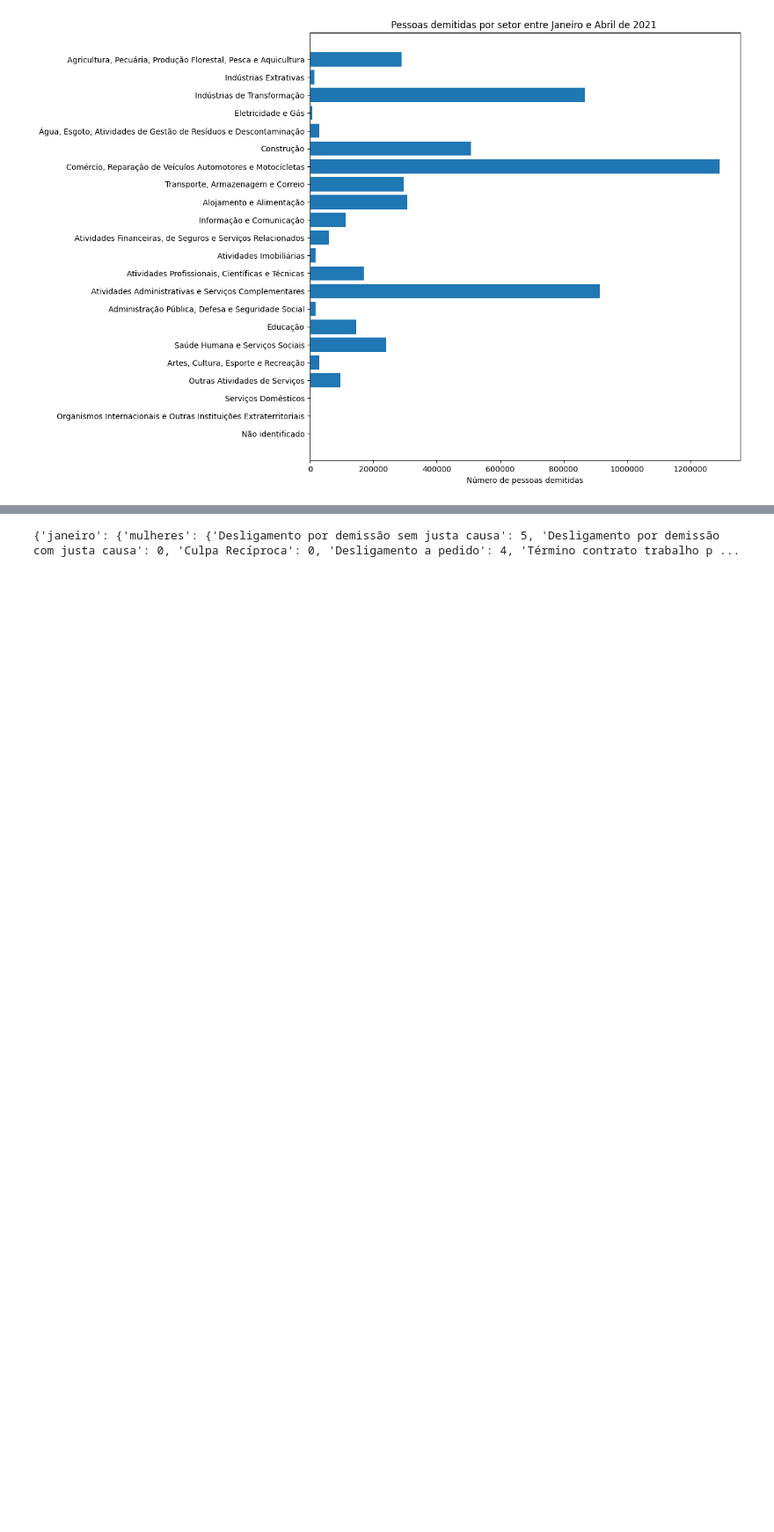
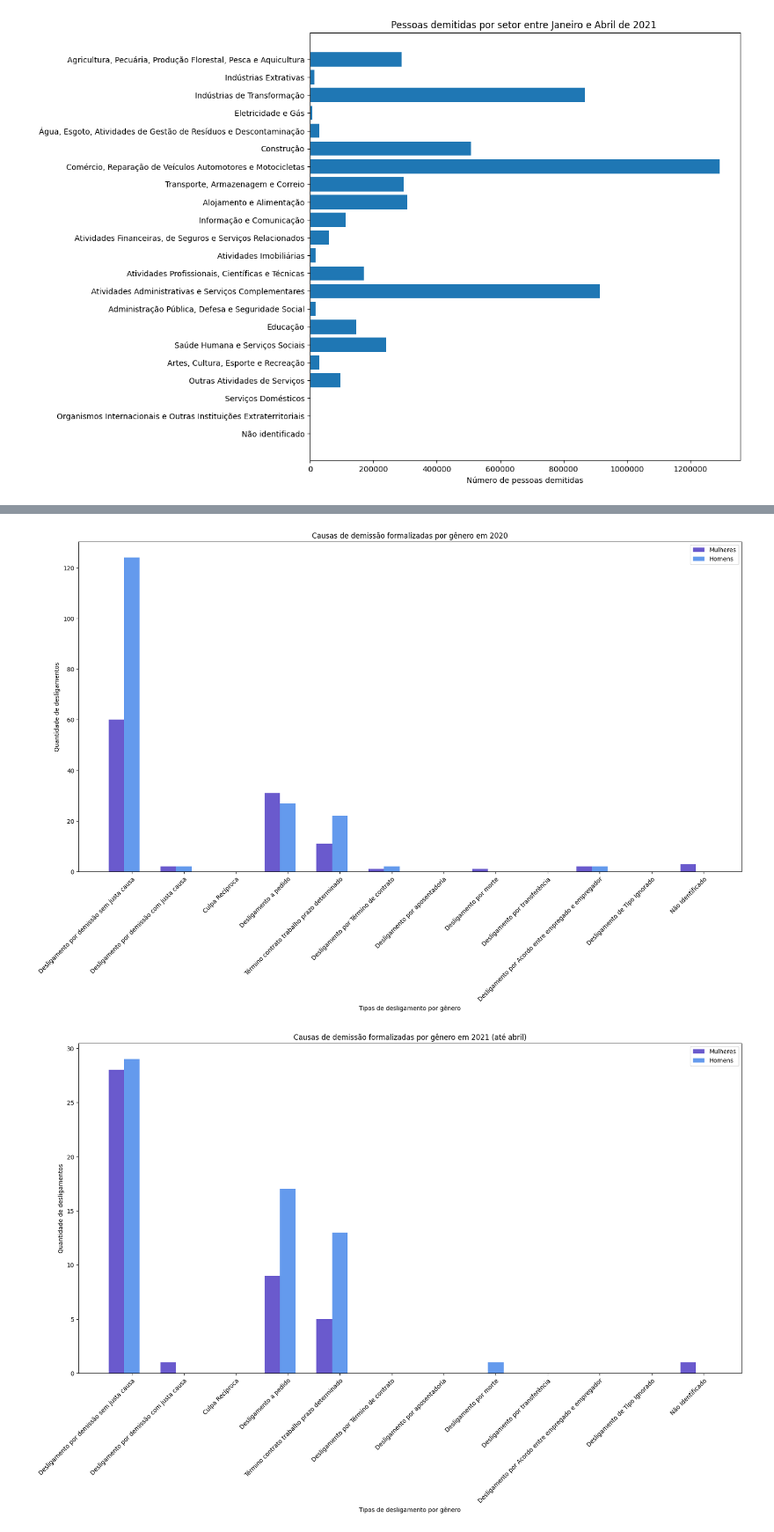
Before and after one commit to barbaraport/analise-empregabilidade-caged, a Jupyter notebook: analise-empregabilidade-caged.ipynb, the cells around one changed output, grey strips where cells are left out. Shown at 88% size. Drawn from its saved outputs; the diff is of its cells as text; code cells hidden in the pictures; blank space fills up the shorter version.

```diff
--- a/analise-empregabilidade-caged.ipynb
+++ b/analise-empregabilidade-caged.ipynb
@@ -905,7 +886,7 @@ cod_desligamentos = {31: "Desligamento por demissão sem justa causa",
                      99: "Não Identificado"}
 
 def contagemDesligamentoSexo(dic):
-    mes = {'mulheres': {
+    mes = {'Mulheres': {
                 'Desligamento por demissão sem justa causa':0,
                 'Desligamento por demissão com justa causa':0,
                 'Culpa Recíproca':0,
@@ -918,36 +899,88 @@ def contagemDesligamentoSexo(dic):
                 'Desligamento por Acordo entre empregado e empregador':0,
                 'Desligamento de Tipo Ignorado':0,
                 'Não Identificado':0},
-           'homens': {
+           'Homens': {
                 'Desligamento por demissão sem justa causa':0,
                 'Desligamento por demissão com justa causa':0,
                 'Culpa Recíproca':0,
                 'Desligamento a pedido':0,
                 'Término contrato trabalho prazo determinado':0,
                 'Desligamento por Término de contrato':0,
                 'Desligamento por aposentadoria':0,
                 'Desligamento por morte':0,
                 'Desligamento por transferência':0,
                 'Desligamento por Acordo entre empregado e empregador':0,
                 'Desligamento de Tipo Ignorado':0,
                 'Não Identificado':0}
             }
 
     for k, v in dic.items():
         if (k[0] in cod_desligamentos.keys()):
             tipodesligamento = cod_desligamentos[k[0]]
             if(k[1]==1):
-                mes['homens'][tipodesligamento] += v
+                mes['Homens'][tipodesligamento] += v
             if(k[1]==3):
-                mes['mulheres'][tipodesligamento] += v
+                mes['Mulheres'][tipodesligamento] += v
 
     return mes
 
 
 desligamentosPorGenero2020 = {}
+desligamentosPorGenero2021 = {}
 
 for mes in movimento2020:
     desligamentosPorGenero2020[mes] = contagemDesligamentoSexo(movimento2020[mes].sample(50).groupby(['tipomovimentação'])['sexo'].value_counts().to_dict())
+
+for mes in movimento2021:
+    desligamentosPorGenero2021[mes] = contagemDesligamentoSexo(movimento2021[mes].sample(50).groupby(['tipomovimentação'])['sexo'].value_counts().to_dict())
+
+def plotGraficoDesligamentoPorGenero(desligamentos,label_homens,label_mulheres,xlabel,ylabel,title,tamanhox,tamanhoy):
+    barWidth = 0.3
+    plt.figure(figsize=(tamanhox,tamanhoy))
+
+    mulheres = {}
+    homens = {}
+
+    for mesesDesligamentos,conteudo in desligamentos.items():
+        for tipoDesligamento,quantidade in conteudo['Mulheres'].items():
+             mulheres[tipoDesligamento] = 0
+
+        for tipoDesligamento,quantidade in conteudo['Homens'].items():
+             homens[tipoDesligamento] = 0
+
+    for mesesDesligamentos,conteudo in desligamentos.items():
+        for tipoDesligamento,quantidade in conteudo['Mulheres'].items():
+            mulheres[tipoDesligamento] += conteudo['Mulheres'][tipoDesligamento]
+
+        for tipoDesligamento,quantidade in conteudo['Homens'].items():
+            homens[tipoDesligamento] += conteudo['Homens'][tipoDesligamento]
+
+    tipos = list(mulheres.keys())
+
+    r1 = np.arange(len(tipos))
+    r2 = [x + barWidth for x in r1]
+
+    mulheresGrafico = []
+    homensGrafico = []
+
+    for tipoDesligamento,quantidade in mulheres.items():
+        mulheresGrafico.append(quantidade)
+
+    for tipoDesligamento,quantidade in homens.items():
+        homensGrafico.append(quantidade)
+
+    plt.bar(r1,mulheresGrafico,color='#6A5ACD',width=barWidth,label=label_mulheres)
+    plt.bar(r2,homensGrafico,color='#649AED',width=barWidth,label=label_homens)
+    plt.xlabel(xlabel)
+    plt.xticks([r + barWidth for r in range(len(tipos))], tipos, rotation=45, ha='right', rotation_mode="anchor")
+    plt.ylabel(ylabel)
+    plt.title(title)
+    plt.legend()
+    plt.show()
+
+plotGraficoDesligamentoPorGenero(desligamentosPorGenero2020, 'Homens', 'Mulheres', 'Tipos de desligamento por gênero', 'Quantidade de desligamentos', 'Causas de demissão formalizadas por gênero em 2020', 20, 10)
+plotGraficoDesligamentoPorGenero(desligamentosPorGenero2021, 'Homens', 'Mulheres', 'Tipos de desligamento por gênero', 'Quantidade de desligamentos', 'Causas de demissão formalizadas por gênero em 2021 (até abril)', 20, 10)
 # %% [output]
-{'janeiro': {'mulheres': {'Desligamento por demissão sem justa causa': 5, 'Desligamento por demissão com justa causa': 0, 'Culpa Recíproca': 0, 'Desligamento a pedido': 4, 'Término contrato trabalho p ...
+[figure, added]
+[figure, added]
 # %%
```
Also changed, not shown: parts of 18 cells of this notebook.
